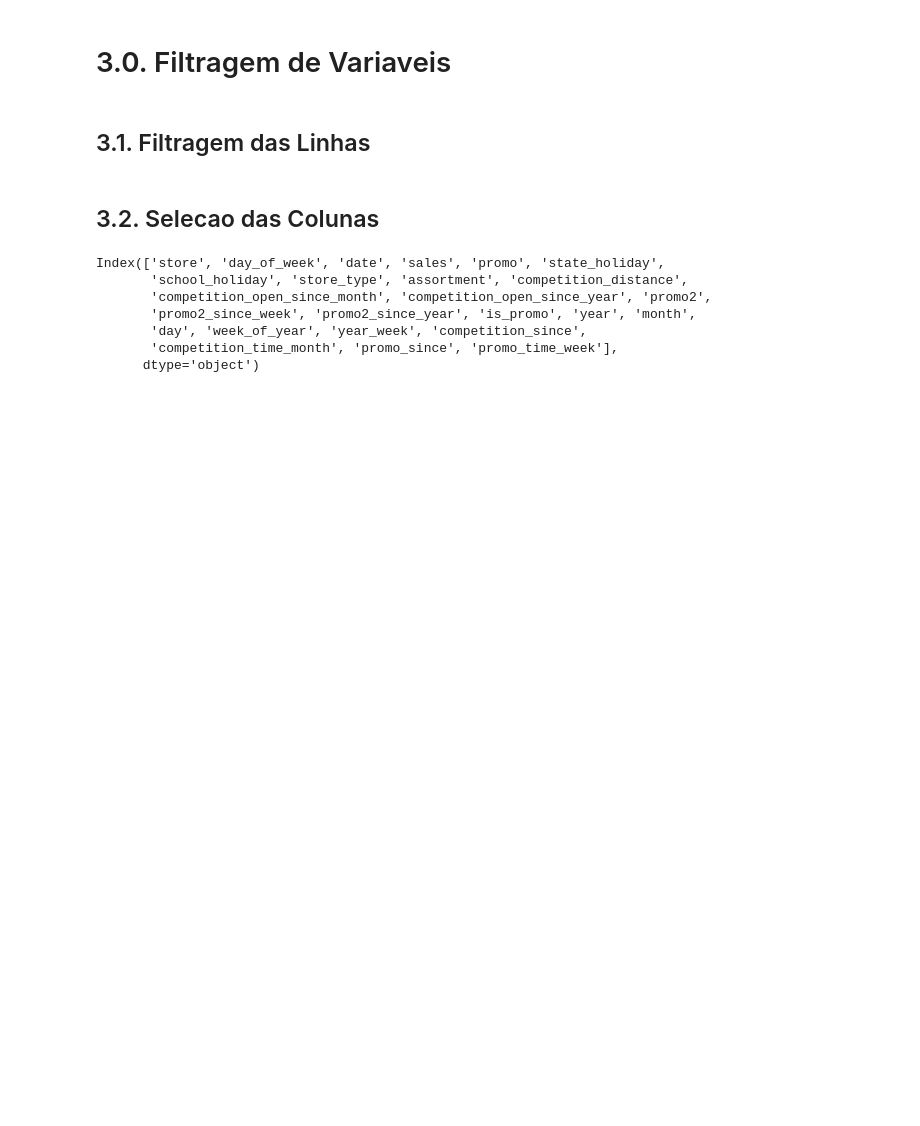
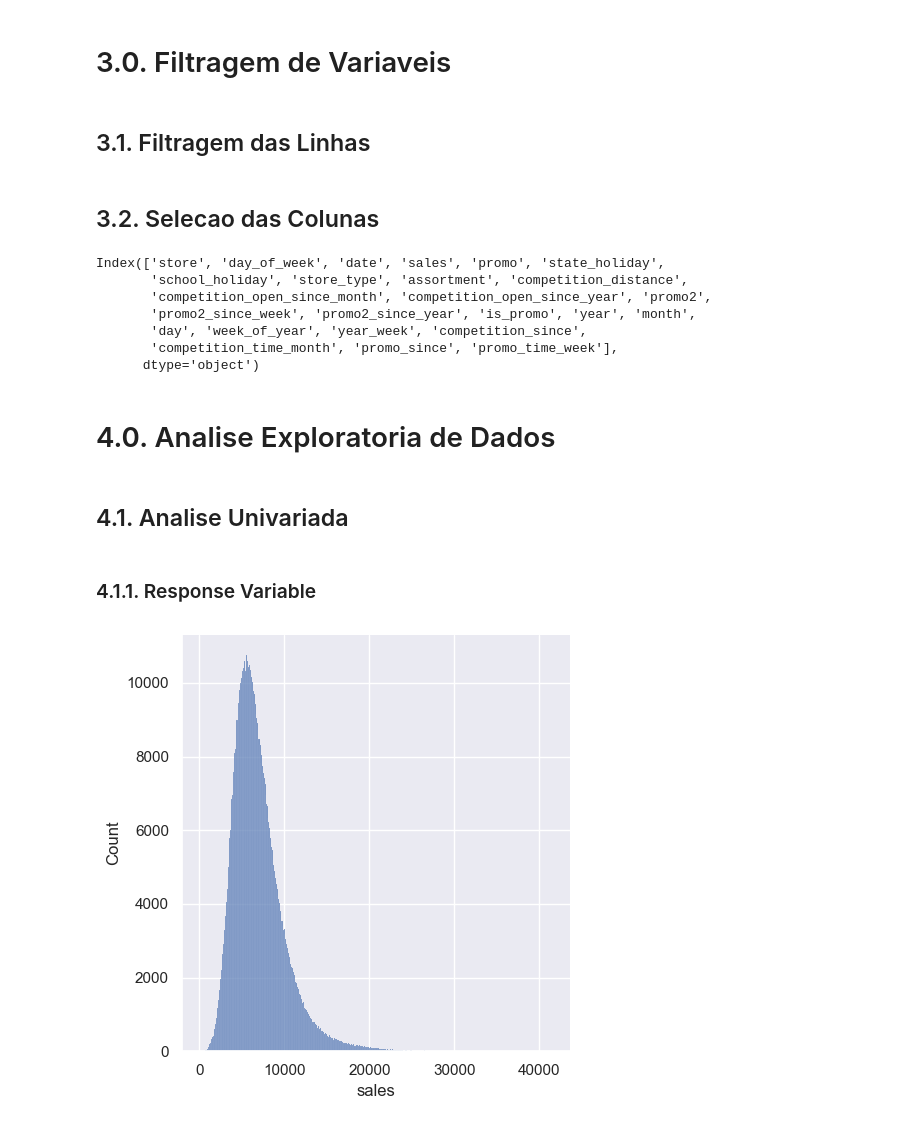
Before and after one commit to HugogabrielDS/rossmann_store_sales, a Jupyter notebook: sales_store_prediction.ipynb, the cells around one changed output. Saved outputs shown, nothing was run; the diff lists cells and outputs as text; code cells hidden in the pictures; blank space fills up the shorter version.

```diff
--- a/sales_store_prediction.ipynb
+++ b/sales_store_prediction.ipynb
@@ -403,3 +403,15 @@ Index(['store', 'day_of_week', 'date', 'sales', 'promo', 'state_holiday',
        'day', 'week_of_year', 'year_week', 'competition_since',
        'competition_time_month', 'promo_since', 'promo_time_week'],
       dtype='object')
+# %% [markdown]
+# 4.0. Analise Exploratoria de Dados
+# %%
+df4 = df3.copy()
+# %% [markdown]
+## 4.1. Analise Univariada
+# %% [markdown]
+### 4.1.1. Response Variable
+# %%
+sns.displot( df4['sales'] );
+# %% [output]
+[figure, added]
```
Also changed, not shown: parts of 18 cells of this notebook.
